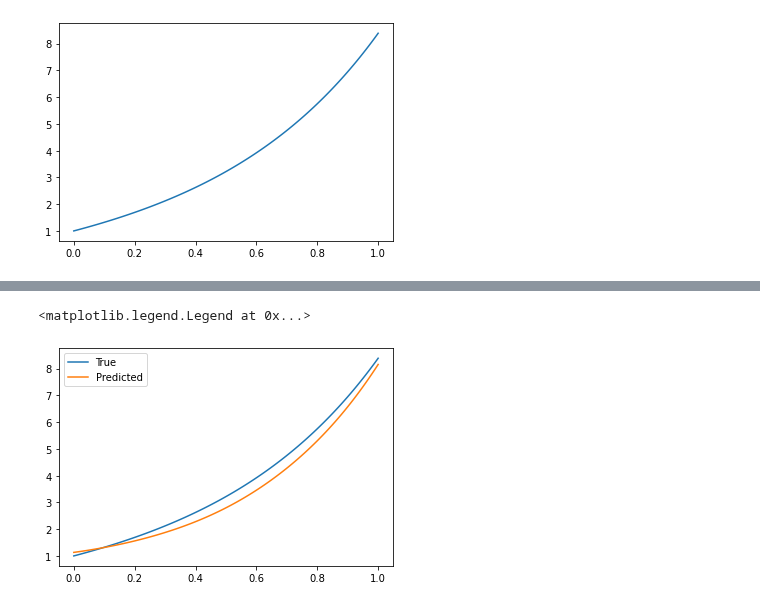
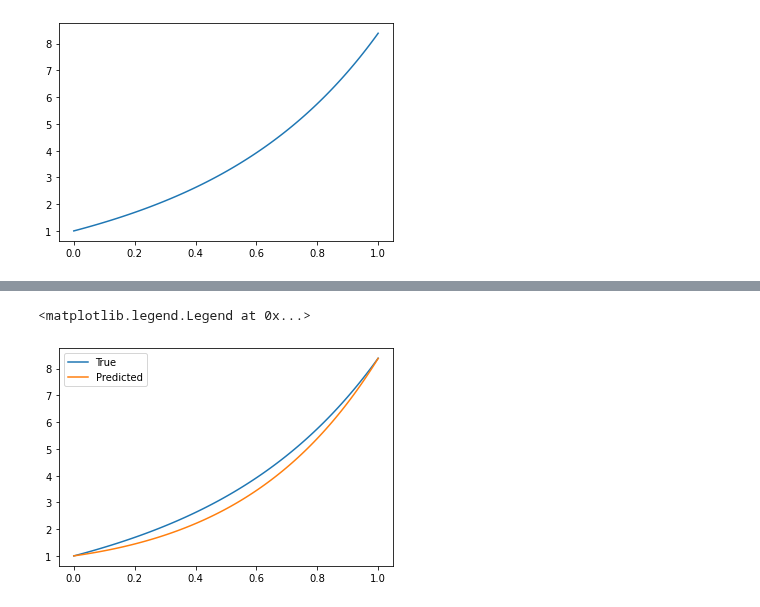
Before and after one commit to patel-zeel/nbblog, a Jupyter notebook: posts/pinn.ipynb, the cells around one changed output, grey strips where cells are left out. Cells and saved outputs as stored; diff of their text form; code cells hidden in the pictures.

```diff
--- a/posts/pinn.ipynb
+++ b/posts/pinn.ipynb
@@ -64,4 +64,6 @@ class MLP(nn.Module):
         x = torch.sin(self.fc2(x))
         x = self.fc3(x)
         return x
+# %%
+device = torch.device("cuda" if torch.cuda.is_available() else "cpu")
 # %%
@@ -168,16 +170,16 @@ def boundary_loss(model):
     return loss.mean()
 # %%
 # Training loop
-u_model = MLP()
+u_model = MLP(n_hidden=30).to(device)
 
 optimizer = torch.optim.Adam(u_model.parameters(), lr=0.001)
 
 for epoch in range(5000):
     optimizer.zero_grad()
-    x_vec = torch.rand((200, 1), requires_grad=True)
+    x_vec = torch.rand((400, 1), requires_grad=True).to(device)
     loss = pde_loss(u_model, x_vec) + boundary_loss(u_model)
     loss.backward()
     optimizer.step()
-    if epoch % 10 == 0:
+    if epoch % 50 == 0:
         print("Epoch: {}, Loss: {:.4f}".format(epoch, loss.item()))
 # %% [output]
@@ -201,12 +203,12 @@ Epoch: 4990, Loss: 0.3431
 # %%
 # Plotting the results
-x_lin = torch.linspace(0, 1, 100)
+x_lin = torch.linspace(0, 1, 100).to(device)
 u_true = torch.e**(a*x_lin) +   x_lin
-u_pred = u_model(x_lin.unsqueeze(1)).detach()
+u_pred = u_model(x_lin.unsqueeze(1)).cpu().detach()
 
-plt.plot(x_lin, u_true, label="True")
-plt.plot(x_lin, u_pred, label="Predicted")
+plt.plot(x_lin.cpu(), u_true.cpu(), label="True")
+plt.plot(x_lin.cpu(), u_pred, label="Predicted")
 plt.legend()
 # %% [output]
 <matplotlib.legend.Legend at 0x...>
-[figure, old version]
+[figure, new version]
```
Also changed, not shown: parts of 7 cells of this notebook.
